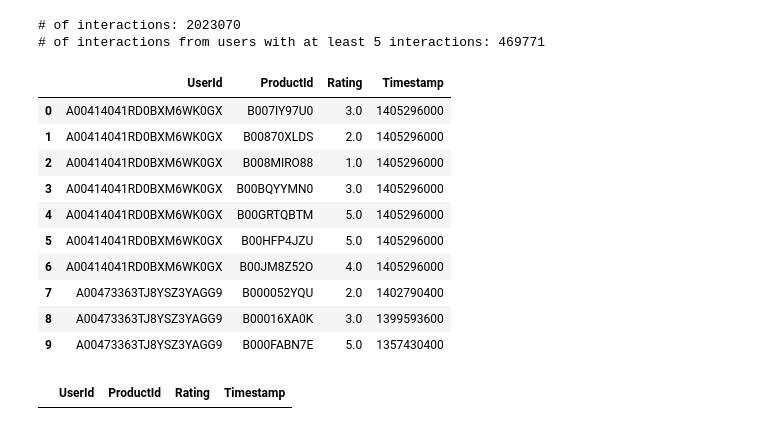
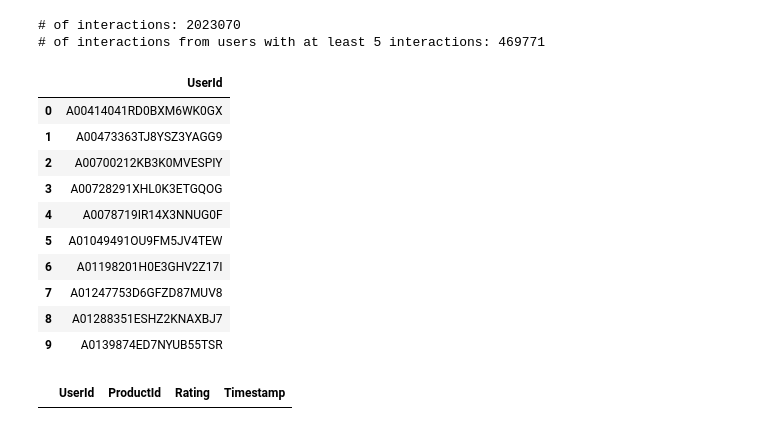
Before and after one commit to kronze1996/Product-Recommendation-Engine, a Jupyter notebook: Kartikey_Sharma_Product_Recommendation_Engine_Capstone_Project_4.ipynb, the cells around one changed output. Drawn from its saved outputs; the diff is of its cells as text; code cells hidden in the pictures.

```diff
--- a/Kartikey_Sharma_Product_Recommendation_Engine_Capstone_Project_4.ipynb
+++ b/Kartikey_Sharma_Product_Recommendation_Engine_Capstone_Project_4.ipynb
@@ -288,19 +292,19 @@ print('# of interactions from users with at least 5 interactions: %d' % len(inte
 # of interactions: 2023070
 # of interactions from users with at least 5 interactions: 469771
 # %%
-interactions_from_selected_users_df.head(10)
+users_with_enough_interactions_df.head(10)
 # %% [output]
-|  | UserId | ProductId | Rating | Timestamp |
-| 0 | A00414041RD0BXM6WK0GX | B007IY97U0 | 3.0 | 1405296000 |
-| 1 | A00414041RD0BXM6WK0GX | B00870XLDS | 2.0 | 1405296000 |
-| 2 | A00414041RD0BXM6WK0GX | B008MIRO88 | 1.0 | 1405296000 |
-| 3 | A00414041RD0BXM6WK0GX | B00BQYYMN0 | 3.0 | 1405296000 |
-| 4 | A00414041RD0BXM6WK0GX | B00GRTQBTM | 5.0 | 1405296000 |
-| 5 | A00414041RD0BXM6WK0GX | B00HFP4JZU | 5.0 | 1405296000 |
-| 6 | A00414041RD0BXM6WK0GX | B00JM8Z52O | 4.0 | 1405296000 |
-| 7 | A00473363TJ8YSZ3YAGG9 | B000052YQU | 2.0 | 1402790400 |
-| 8 | A00473363TJ8YSZ3YAGG9 | B00016XA0K | 3.0 | 1399593600 |
-| 9 | A00473363TJ8YSZ3YAGG9 | B000FABN7E | 5.0 | 1357430400 |
+|  | UserId |
+| 0 | A00414041RD0BXM6WK0GX |
+| 1 | A00473363TJ8YSZ3YAGG9 |
+| 2 | A00700212KB3K0MVESPIY |
+| 3 | A00728291XHL0K3ETGQOG |
+| 4 | A0078719IR14X3NNUG0F |
+| 5 | A01049491OU9FM5JV4TEW |
+| 6 | A01198201H0E3GHV2Z17I |
+| 7 | A01247753D6GFZD87MUV8 |
+| 8 | A01288351ESHZ2KNAXBJ7 |
+| 9 | A0139874ED7NYUB55TSR |
 # %%
 interactions_from_selected_users_df[interactions_from_selected_users_df['UserId']=='A27TKCMDYFCFOY']
 # %% [output]
```
Also changed, not shown: parts of 32 cells of this notebook.
